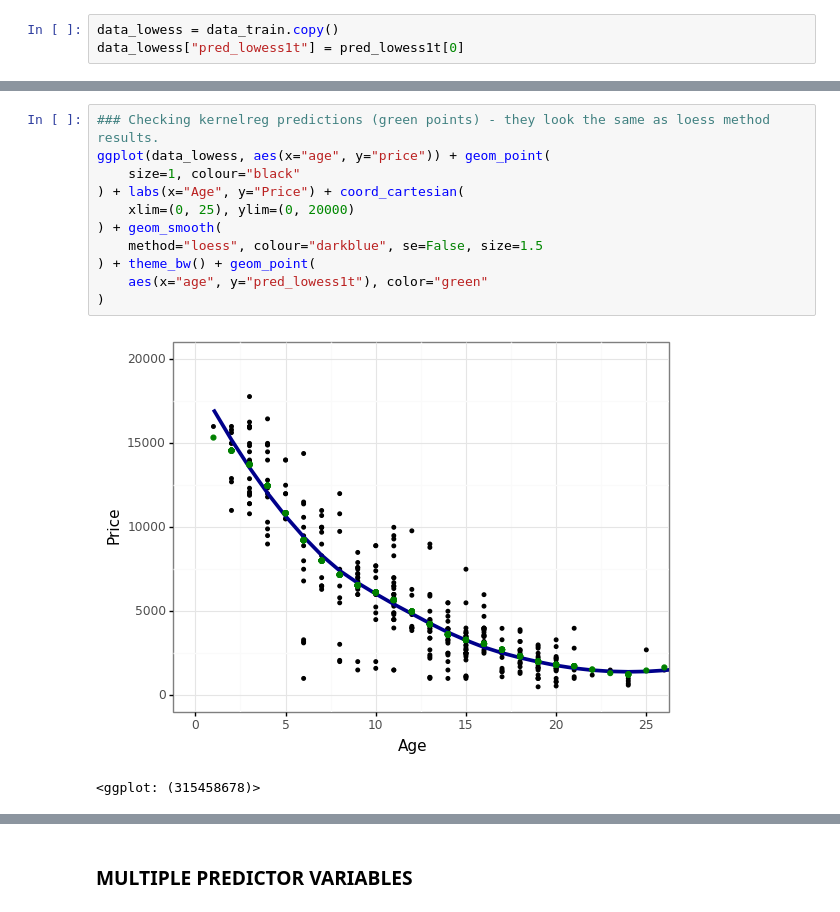
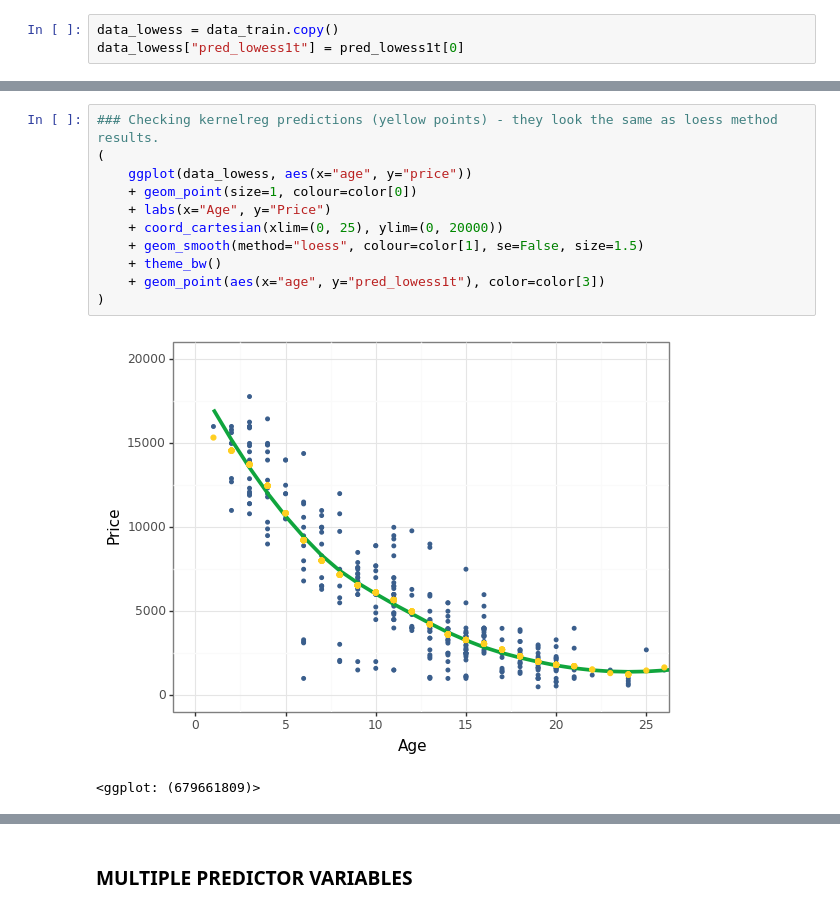
Before and after one commit to gabors-data-analysis/da_case_studies, a Jupyter notebook: ch15-used-cars-cart/ch15-used-cars-cart.ipynb, the cells around one changed output, grey strips where cells are left out. Cells and saved outputs as stored; diff of their text form.

```diff
--- a/ch15-used-cars-cart/ch15-used-cars-cart.ipynb
+++ b/ch15-used-cars-cart/ch15-used-cars-cart.ipynb
@@ -461,15 +476,15 @@ ggplot(data_train, aes(x="age", y="price")) + geom_point(size=1, colour="black")
 # %%
-### Checking kernelreg predictions (green points) - they look the same as loess method results.
-ggplot(data_lowess, aes(x="age", y="price")) + geom_point(
-    size=1, colour="black"
-) + labs(x="Age", y="Price") + coord_cartesian(
-    xlim=(0, 25), ylim=(0, 20000)
-) + geom_smooth(
-    method="loess", colour="darkblue", se=False, size=1.5
-) + theme_bw() + geom_point(
-    aes(x="age", y="pred_lowess1t"), color="green"
+### Checking kernelreg predictions (yellow points) - they look the same as loess method results.
+(
+    ggplot(data_lowess, aes(x="age", y="price"))
+    + geom_point(size=1, colour=color[0])
+    + labs(x="Age", y="Price")
+    + coord_cartesian(xlim=(0, 25), ylim=(0, 20000))
+    + geom_smooth(method="loess", colour=color[1], se=False, size=1.5)
+    + theme_bw()
+    + geom_point(aes(x="age", y="pred_lowess1t"), color=color[3])
 )
 # %% [output]
-[figure, old version]
+[figure, new version]
-<ggplot: (315458678)>
+<ggplot: (679661809)>
 # %%
```
Also changed, not shown: parts of 41 cells of this notebook, 44 other files.
